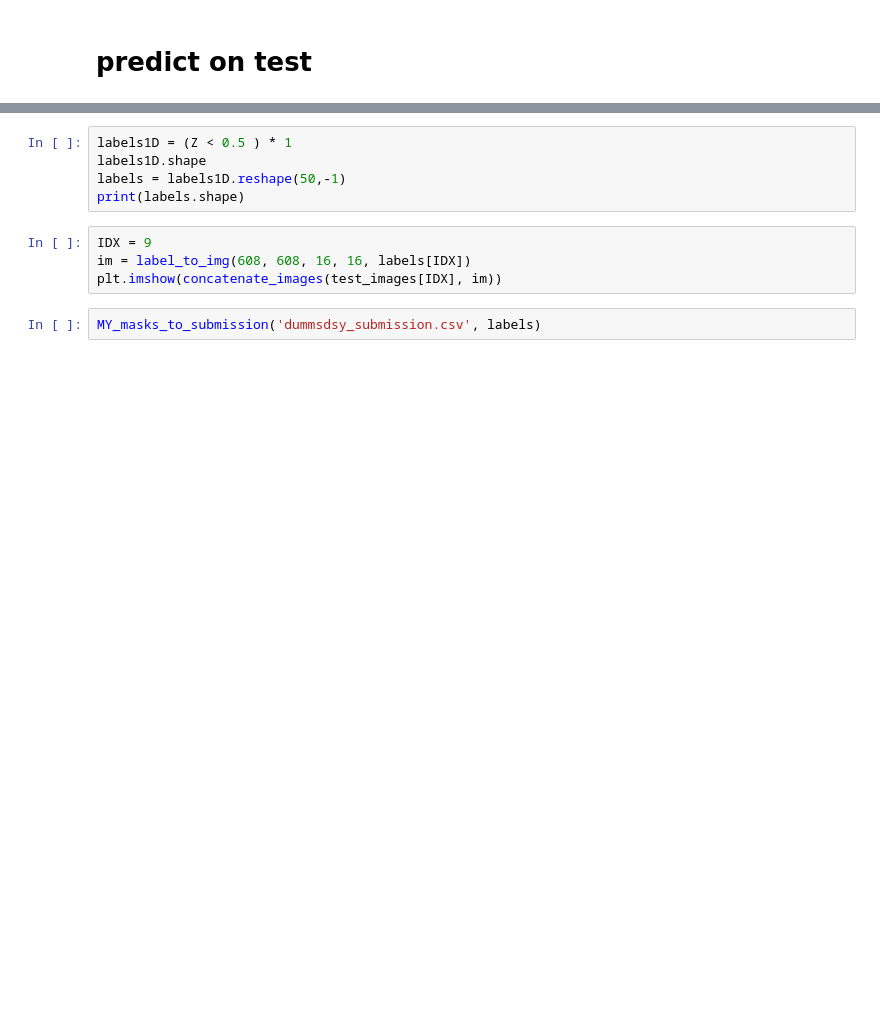
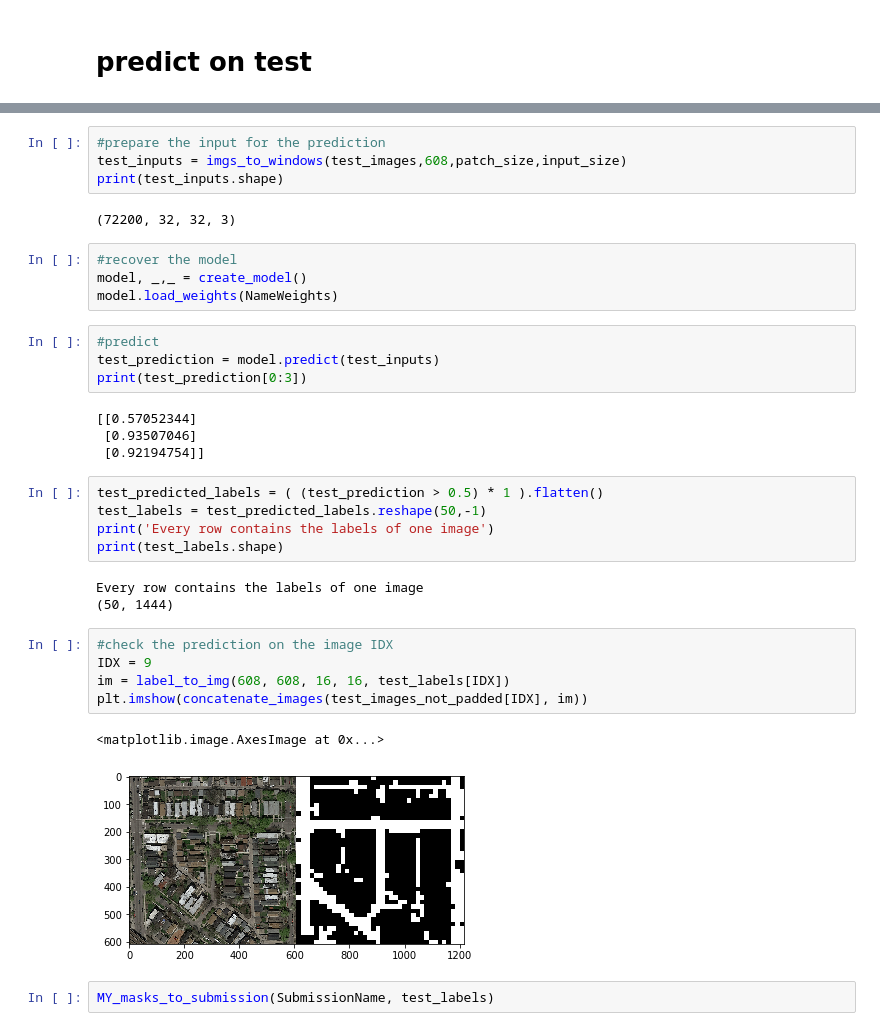
Before and after one commit to LeonardoPollina/ML_project_2, a Jupyter notebook: src/basicCNN.ipynb, the cells around one changed output, grey strips where cells are left out. Drawn from its saved outputs; the diff is of its cells as text; blank space fills up the shorter version.

```diff
--- a/src/basicCNN.ipynb
+++ b/src/basicCNN.ipynb
@@ -227,11 +326,36 @@ Z = model.predict(test_inputs)
+# %%
+#prepare the input for the prediction
+test_inputs = imgs_to_windows(test_images,608,patch_size,input_size)
+print(test_inputs.shape)
+# %% [output]
+(72200, 32, 32, 3)
+# %%
+#recover the model
+model, _,_ = create_model()
+model.load_weights(NameWeights)
+# %%
+#predict
+test_prediction = model.predict(test_inputs)
+print(test_prediction[0:3])
+# %% [output]
+[[0.57052344]
+ [0.93507046]
+ [0.92194754]]
 # %%
-labels1D = (Z < 0.5 ) * 1
-labels1D.shape
-labels = labels1D.reshape(50,-1)
-print(labels.shape)
+test_predicted_labels = ( (test_prediction > 0.5) * 1 ).flatten()
+test_labels = test_predicted_labels.reshape(50,-1)
+print('Every row contains the labels of one image')
+print(test_labels.shape)
+# %% [output]
+Every row contains the labels of one image
+(50, 1444)
 # %%
+#check the prediction on the image IDX
 IDX = 9
-im = label_to_img(608, 608, 16, 16, labels[IDX])
-plt.imshow(concatenate_images(test_images[IDX], im))
+im = label_to_img(608, 608, 16, 16, test_labels[IDX])
+plt.imshow(concatenate_images(test_images_not_padded[IDX], im))
+# %% [output]
+<matplotlib.image.AxesImage at 0x...>
+[figure, added]
-# %%
-MY_masks_to_submission('dummsdsy_submission.csv', labels)
+# %%
+MY_masks_to_submission(SubmissionName, test_labels)
```
Also changed, not shown: parts of 26 cells of this notebook.
